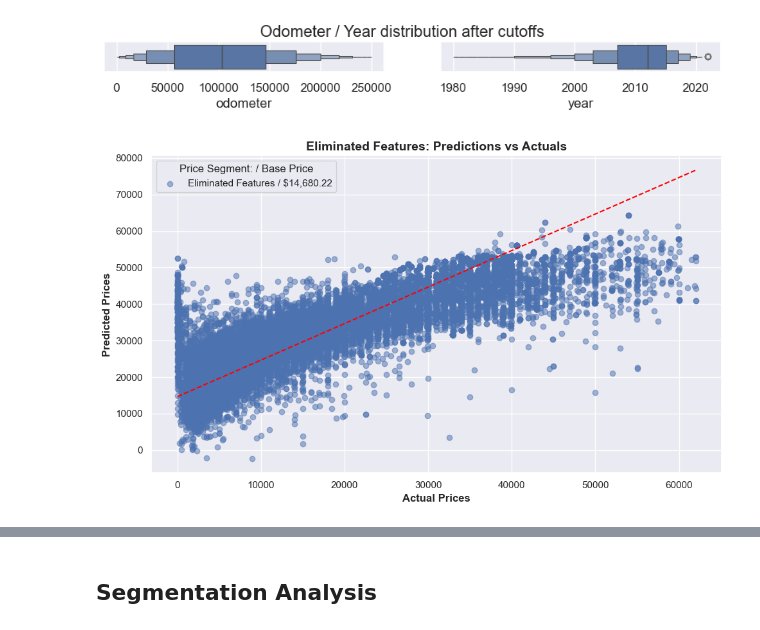
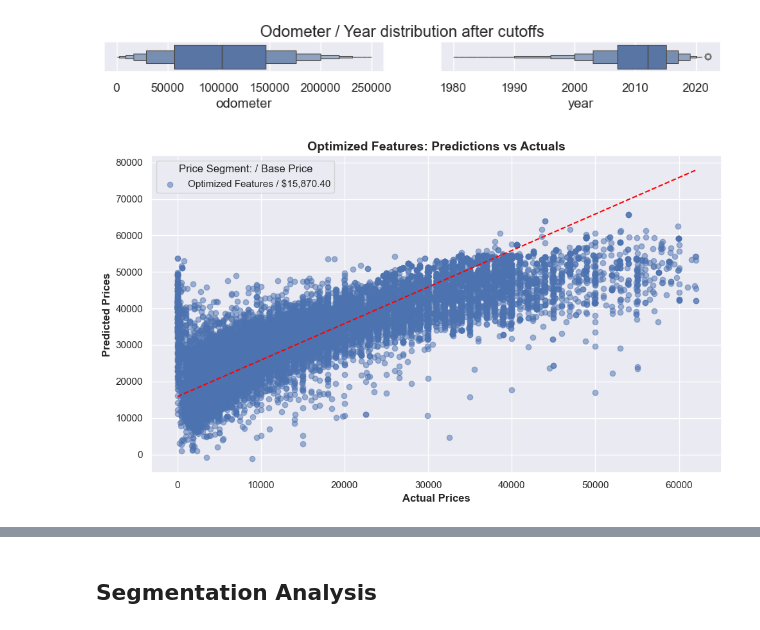
Before and after one commit to fazeelgm/UCB_ML_AI_PracticalApp_II, a Jupyter notebook: DataModels.ipynb, the cells around one changed output, grey strips where cells are left out. Saved outputs shown, nothing was run; the diff lists cells and outputs as text; code cells hidden in the pictures.

Commit message:
Completed write-up till Baseline models

```diff
--- a/DataModels.ipynb
+++ b/DataModels.ipynb
@@ -422,5 +438,7 @@ def get_model_metrics_as_results(name, clf, scaler, X_test, y_test, override_rms
 # %%
 # Run the baseline models
+
+# logging.getLogger().setLevel(logging.DEBUG)
 
 results_baseline = []
 
@@ -434,7 +452,9 @@ for model in models:
     models[model].fit(X_train_scaled, y_train)
 
     # Append model metrics to results
-    results_baseline.append(get_model_metrics_as_results(model, models[model], scaler, X_test_scaled, y_test))
+    results_baseline.append(my_utils.get_model_metrics_as_results(model, models[model], scaler, X_test_scaled, y_test))
 
     print(f'Done with {model} ({time.time() - start_time:,.4f} sec)')
+
+# logging.getLogger().setLevel(logging.INFO)
 # %% [output]
@@ -479,8 +501,9 @@ We will now optimize the models to see if we can improve the results and pick a
 # %%
+# Initialize the data structures to loop on for optimization
 models = {
-    'Ridge': Ridge(),
+    'LinearRegression': LinearRegression(),
     'Lasso': Lasso(),
-    'LinearRegression': LinearRegression()
+    'Ridge': Ridge()
 }
 
 cv_param_grid = {
@@ -508,7 +531,7 @@ best_models = {}
 best_params = {}
 
 # Cross-validation count
-cv=5
+cv=2
 verbosity=0
 
 # Loop thru each scaler and transform the data
@@ -1055,33 +1076,33 @@ plt.show()
 # Eliminated Features segment
 
 elim_segments = {
-    'Eliminated Features': data
+    'Optimized Features': data
 }
 
 graph_x_label = 'Actual Prices'
 graph_y_label = 'Predicted Prices'
-elim_title = 'Eliminated Features: Predictions vs Actuals'
+elim_title = 'Optimized Features: Predictions vs Actuals'
 
 segments_dict = {
-    'Eliminated Features': {
+    'Optimized Features': {
         'seg_data': elim_segments,
         'graph_title': elim_title,
         'graph_x_label': graph_x_label,
         'graph_y_label': graph_y_label,
-        'graph_filename': 'images/scatter-segments-elim-preds-v-test.png',
+        'graph_filename': 'images/scatter-segments-opt-preds-v-test.png',
         'seg_results': [],
         'results_table_title': elim_title,
-        'results_table_filename': 'images/results_elim_segments.png'
+        'results_table_filename': 'images/results_opt_segments.png'
     }
 }
 # %%
 # Plot segments in single graph
-segment = 'Eliminated Features'
+segment = 'Optimized Features'
 segments_dict[segment]['seg_results'] = fit_plot_segments(segments_dict[segment],
                                                           segments_dict[segment]['seg_results'],
                                                           segments_dict[segment]['graph_filename'])
 # %% [output]
-[figure, old version]
+[figure, new version]
 # %%
 # generate results table
 seg_df = generate_segments_table(segments_dict[segment]['seg_results'], png_filename=segments_dict[segment]['results_table_filename'])
```
Also changed, not shown: parts of 53 cells of this notebook, 1 other file.
